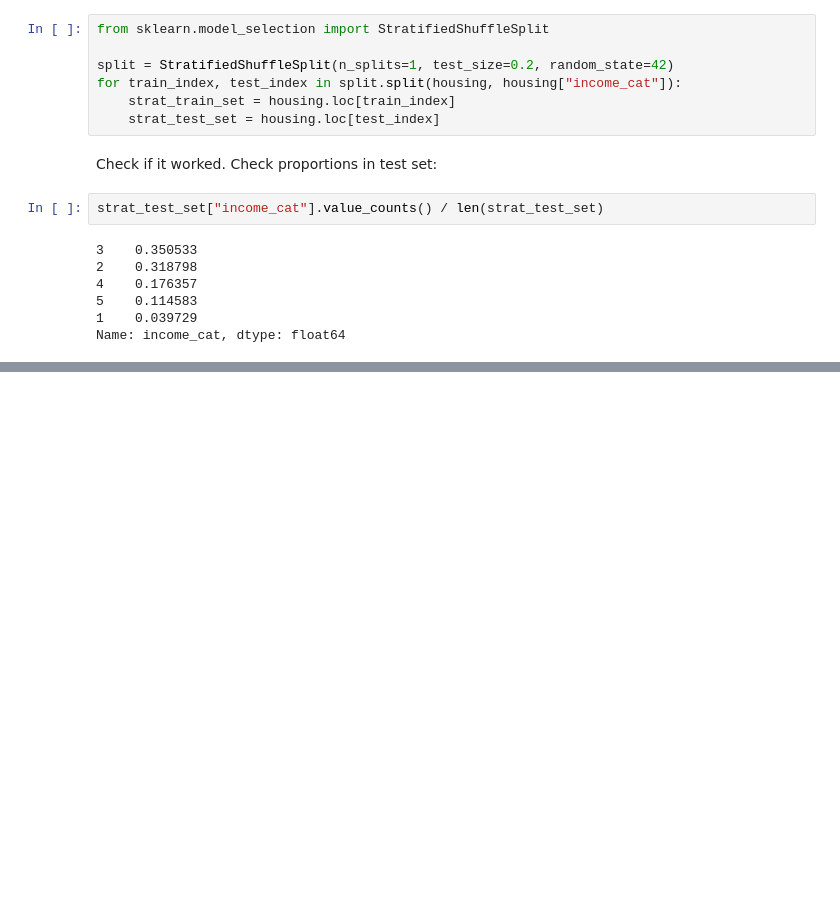
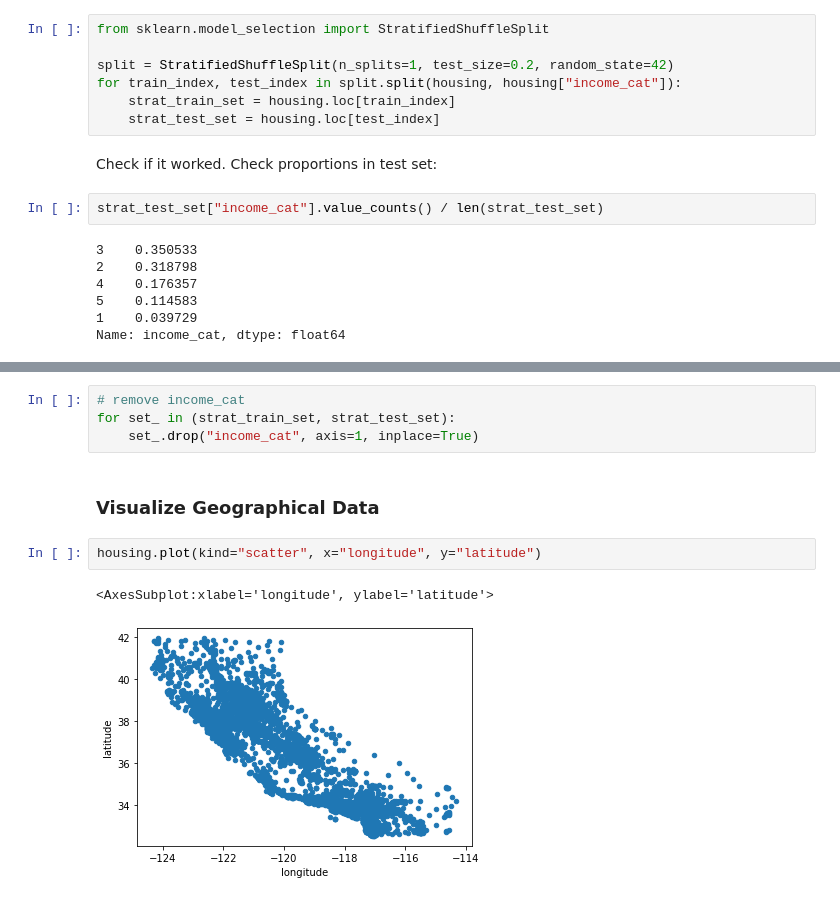
Before and after one commit to woropajj/hands-on-scikit, a Jupyter notebook: 2. End-to-End Machine Learning Project.ipynb, the cells around one changed output, grey strips where cells are left out. Saved outputs shown, nothing was run; the diff lists cells and outputs as text; blank space fills up the shorter version.

Commit message:
Added plots and error for sampling

```diff
--- a/2. End-to-End Machine Learning Project.ipynb
+++ b/2. End-to-End Machine Learning Project.ipynb
@@ -208,0 +235,11 @@ Name: income_cat, dtype: float64
+# %%
+# remove income_cat
+for set_ in (strat_train_set, strat_test_set):
+    set_.drop("income_cat", axis=1, inplace=True)
+# %% [markdown]
+### Visualize Geographical Data
+# %%
+housing.plot(kind="scatter", x="longitude", y="latitude")
+# %% [output]
+<AxesSubplot:xlabel='longitude', ylabel='latitude'>
+[figure, added]
```
Also changed, not shown: parts of 5 cells of this notebook.
